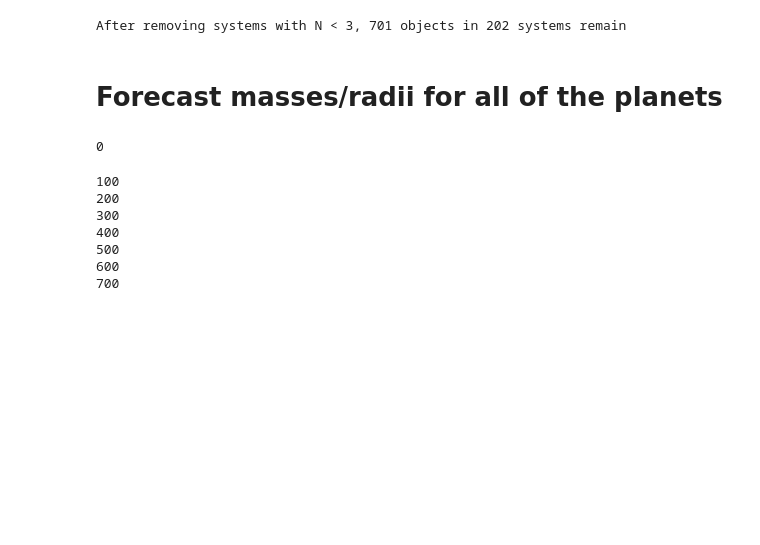
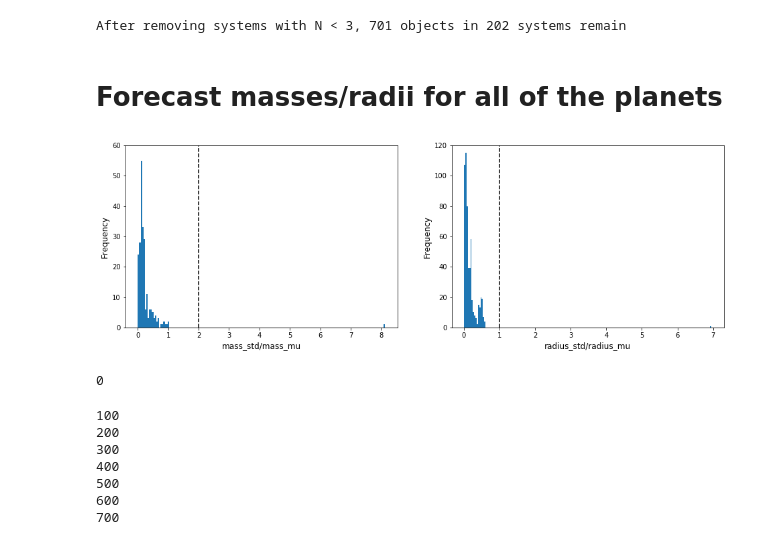
Before and after one commit to djhoover717/Oviraptor, a Jupyter notebook: oviraptor_v4.ipynb, the cells around one changed output. Saved outputs shown, nothing was run; the diff lists cells and outputs as text; code cells hidden in the pictures; blank space fills up the shorter version.

```diff
--- a/oviraptor_v4.ipynb
+++ b/oviraptor_v4.ipynb
@@ -268,4 +267,26 @@ print("After removing systems with N < 3, {0} objects in {1} systems remain"
 After removing systems with N < 3, 701 objects in 202 systems remain
 # %% [markdown]
 # Forecast masses/radii for all of the planets
+# %%
+mass_mu = np.copy(d["mp"])
+mass_std = np.sqrt(d["merr1"]**2 + d["merr2"]**2)/np.sqrt(2)
+
+radius_mu = np.copy(d["rp"])
+radius_std = np.sqrt(d["rerr1"]**2 + d["rerr2"]**2)/np.sqrt(2)
+
+fig, ax = plt.subplots(1, 2, figsize=(16,5))
+ax[0].hist(mass_std/mass_mu, bins = 'auto')
+ax[0].set_xlabel('mass_std/mass_mu', fontsize=12)
+ax[0].set_ylabel('Frequency', fontsize=12)
+ax[0].set_ylim(0, 60)
+ax[0].vlines(2, 0, 60, linestyles='dashed')
+
+ax[1].hist(radius_std/radius_mu, bins = 'auto')
+ax[1].set_xlabel('radius_std/radius_mu', fontsize=12)
+ax[1].set_ylabel('Frequency', fontsize=12)
+ax[1].vlines(1, 0, 120, linestyles='dashed')
+ax[1].set_ylim(0, 120)
+plt.show()
+# %% [output]
+[figure, added]
 # %%
```
Also changed, not shown: parts of 14 cells of this notebook, 2 other files.
